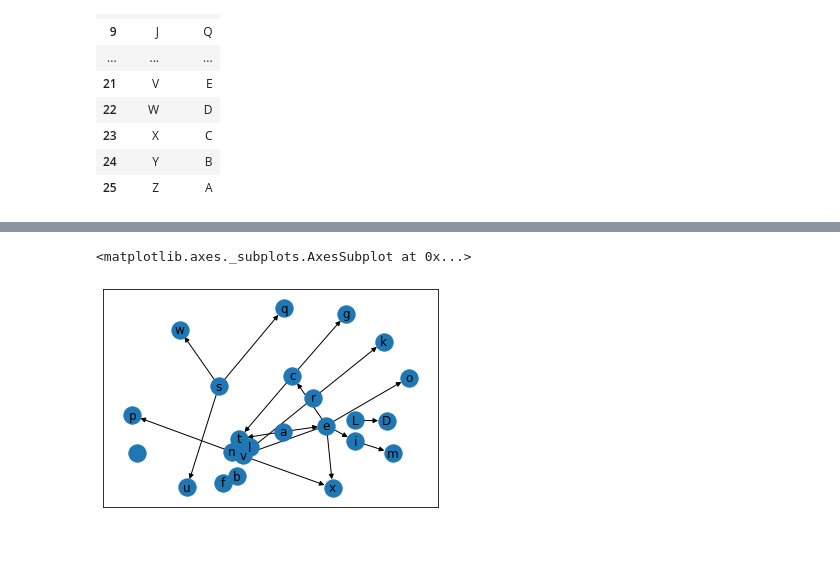
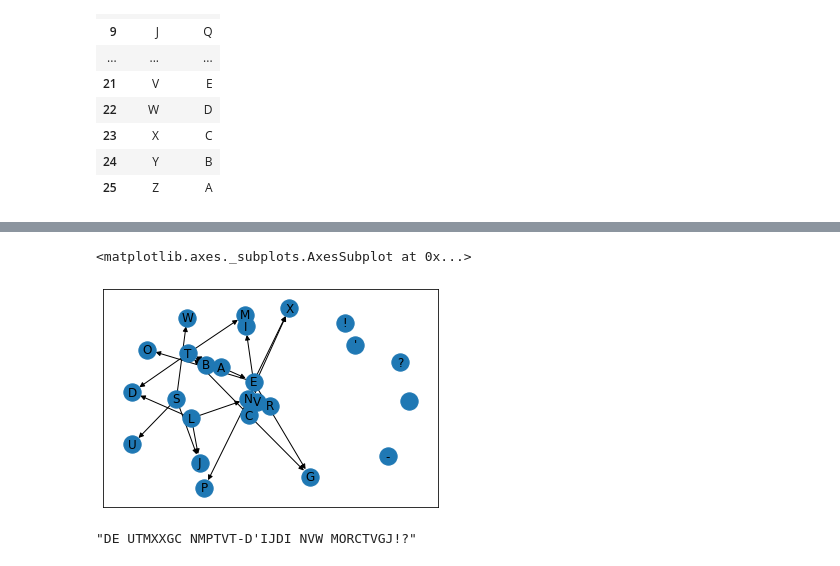
Before and after one commit to jlandercy/pysgrs, a Jupyter notebook: pysgrs/resources/notebooks/QuickStart.ipynb, the cells around one changed output, grey strips where cells are left out. Saved outputs shown, nothing was run; the diff lists cells and outputs as text; code cells hidden in the pictures.

```diff
--- a/pysgrs/resources/notebooks/QuickStart.ipynb
+++ b/pysgrs/resources/notebooks/QuickStart.ipynb
@@ -266,5 +292,9 @@ C.to_graph()
 # %%
-C.to_graph("La science vincra les tenebres")
+C.to_graph("La science vincra-t'elle les tenebres!?".upper())
 # %% [output]
 <matplotlib.axes._subplots.AxesSubplot at 0x...>
-[figure, old version]
+[figure, new version]
+# %%
+C.cypher("La science vincra-t'elle les tenebres!?".upper())
+# %% [output]
+"DE UTMXXGC NMPTVT-D'IJDI NVW MORCTVGJ!?"
```
Also changed, not shown: parts of 11 cells of this notebook, 2 other files.
